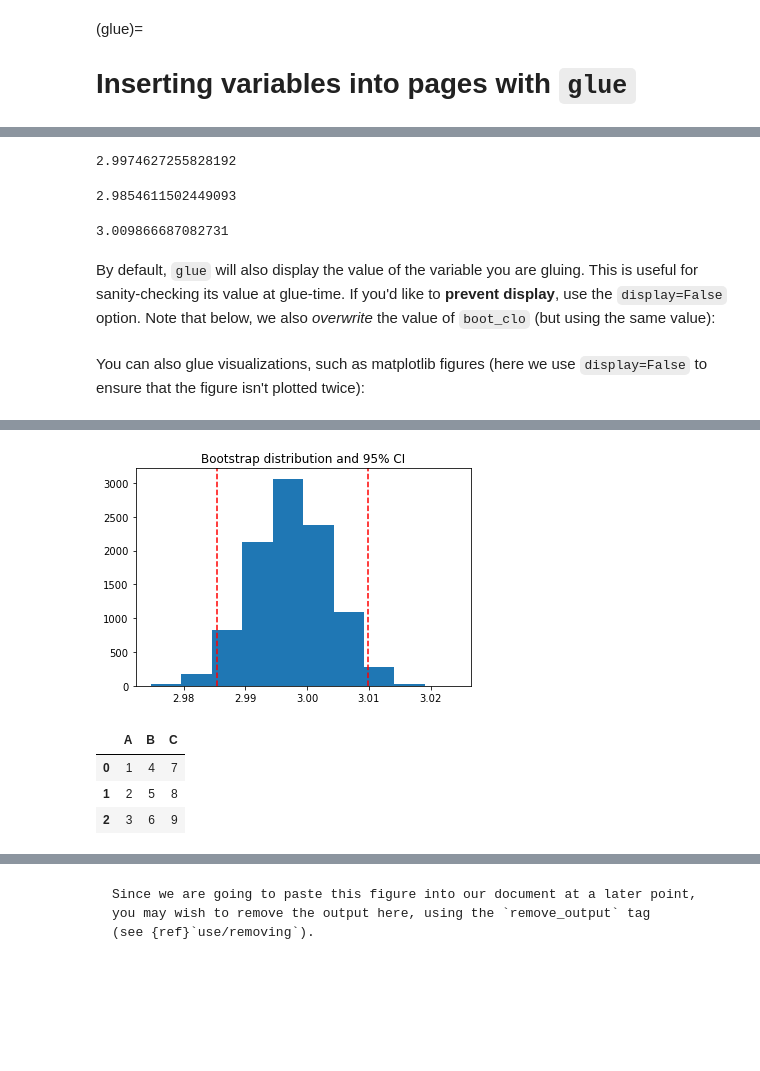
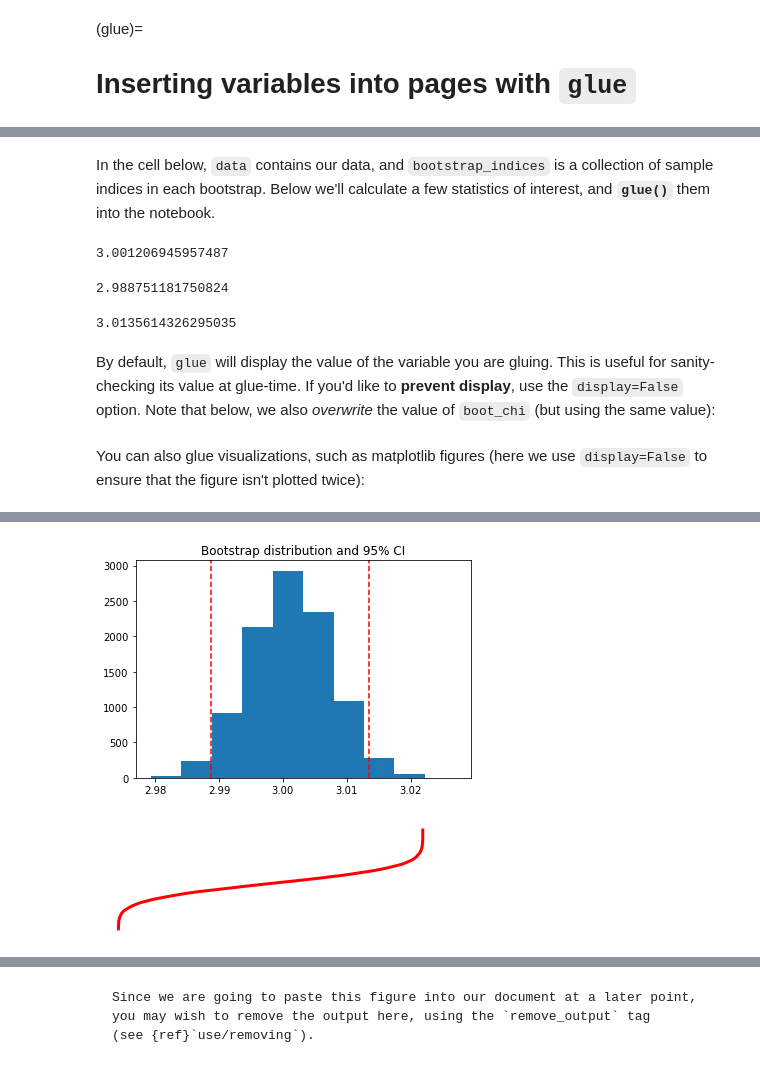
Before and after one commit to executablebooks/MyST-NB, a Jupyter notebook: docs/use/glue.ipynb, the cells around one changed output, grey strips where cells are left out. Drawn from its saved outputs; the diff is of its cells as text; code cells hidden in the pictures; blank space fills up the shorter version.

Commit message:
updates to glue docs

```diff
--- a/docs/use/glue.ipynb
+++ b/docs/use/glue.ipynb
@@ -15,5 +43,5 @@ First, we'll generate some random data, and simulate a confidence interval:
 # %%
-from myst_nb import glue
+# Simulate some data and bootstrap the mean of the data
 import numpy as np
 import pandas as pd
 import matplotlib.pyplot as plt
@@ -22,4 +50,4 @@ n_points = 10000
 n_boots = 1000
 mean, sd = (3, .2)
 data = sd*np.random.randn(n_points) + mean
-bootstrap_samples = np.random.randint(0, n_points, n_points*n_boots).reshape((n_boots, n_points))
+bootstrap_indices = np.random.randint(0, n_points, n_points*n_boots).reshape((n_boots, n_points))
@@ -35,6 +54,9 @@ Choose a key that you will remember, as you will use it later.
+# %% [markdown]
+In the cell below, `data` contains our data, and `bootstrap_indices` is a collection of sample indices in each bootstrap. Below we'll calculate a few statistics of interest, and
+**`glue()`** them into the notebook.
 # %%
 # Calculate the mean of a bunch of random samples
-means = data[bootstrap_samples].mean(0)
+means = data[bootstrap_indices].mean(0)
 # Calcualte the 95% confidence interval for the mean
 clo, chi = np.percentile(means, [2.5, 97.5])
 
@@ -43,12 +65,12 @@ glue("boot_mean", means.mean())
 glue("boot_clo", clo)
 glue("boot_chi", chi)
 # %% [output]
-2.9974627255828192
+3.001206945957487
-2.9854611502449093
+2.988751181750824
-3.009866687082731
+3.0135614326295035
 # %% [markdown]
-By default, `glue` will also display the value of the variable you are gluing. This
+By default, `glue` will display the value of the variable you are gluing. This
 is useful for sanity-checking its value at glue-time. If you'd like to **prevent display**,
 use the `display=False` option. Note that below, we also *overwrite* the value of
-`boot_clo` (but using the same value):
+`boot_chi` (but using the same value):
 # %%
@@ -62,6 +84,13 @@ ax.hist(means)
 for ln in [clo, chi]:
     ax.axvline(ln, ls='--', c='r')
 ax.set_title("Bootstrap distribution and 95% CI")
+
+# And a wider figure to show a timeseries
+fig2, ax = plt.subplots(figsize=(6, 2))
+ax.plot(np.sort(means), lw=3, c='r')
+ax.set_axis_off()
+
 glue("boot_fig", fig, display=False)
+glue("sorted_means_fig", fig2, display=False)
 # %% [output]
 [interactive output not drawn]
@@ -68,9 +98,2 @@ glue("boot_fig", fig, display=False)
-[figure, old version]
+[figure, new version]
+[figure, added]
-# %%
-df = pd.DataFrame({"A": [1, 2, 3], "B": [4, 5, 6], "C": [7, 8, 9]})
-glue("df_tbl", df)
-# %% [output]
-|  | A | B | C |
-| 0 | 1 | 4 | 7 |
-| 1 | 2 | 5 | 8 |
-| 2 | 3 | 6 | 9 |
```
Also changed, not shown: parts of 15 cells of this notebook.
